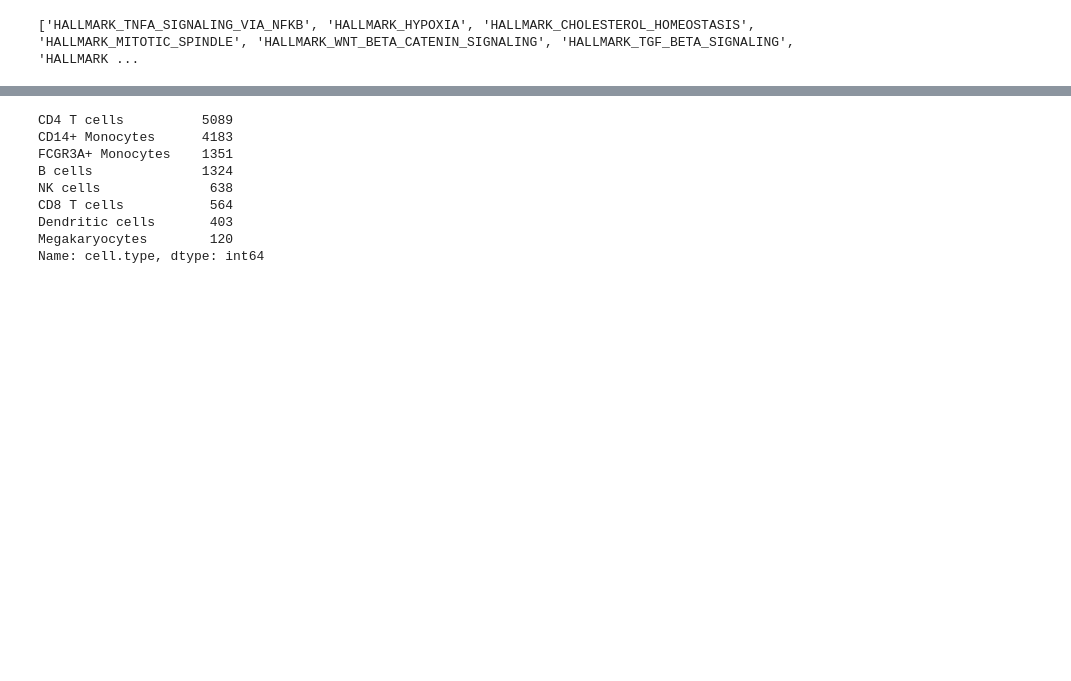
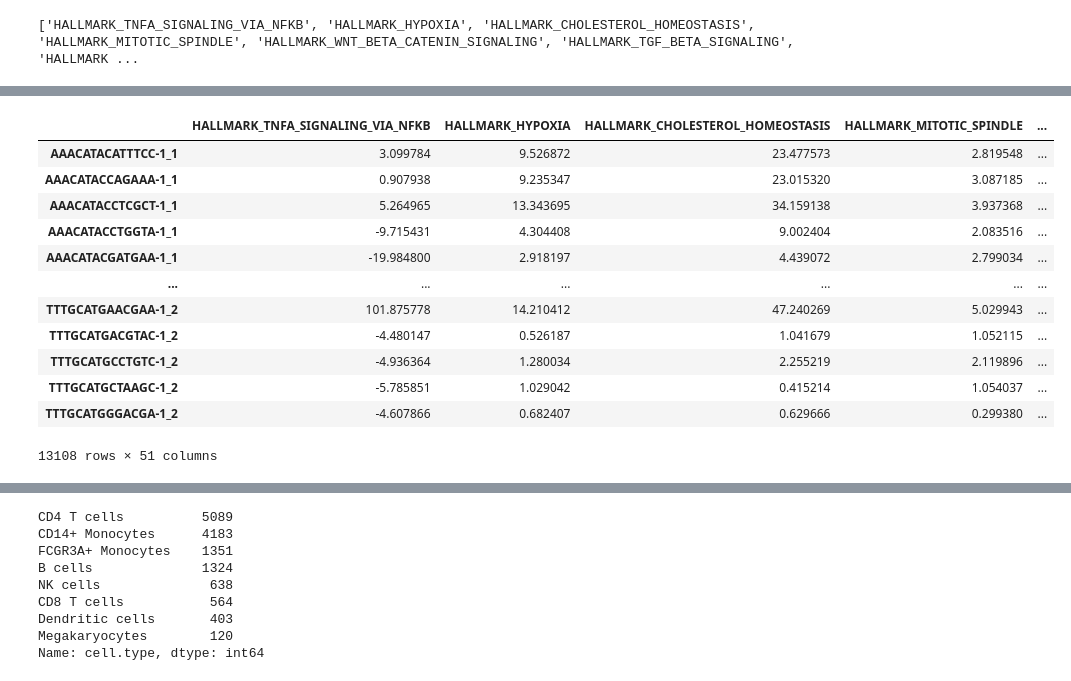
Before and after one commit to davidroad/BMI_7320_Final, a Jupyter notebook: BMI7320_Final_project_single_cell_TP_inference.ipynb, the cells around one changed output, grey strips where cells are left out. Cells and saved outputs as stored; diff of their text form; code cells hidden in the pictures; blank space fills up the shorter version.

```diff
--- a/BMI7320_Final_project_single_cell_TP_inference.ipynb
+++ b/BMI7320_Final_project_single_cell_TP_inference.ipynb
@@ -268,3 +261,19 @@ RuntimeError: ignored
+# %%
+pathway_encoded_df
+# %% [output]
+|  | HALLMARK_TNFA_SIGNALING_VIA_NFKB | HALLMARK_HYPOXIA | HALLMARK_CHOLESTEROL_HOMEOSTASIS | HALLMARK_MITOTIC_SPINDLE | ... |
+| AAACATACATTTCC-1_1 | 3.099784 | 9.526872 | 23.477573 | 2.819548 | ... |
+| AAACATACCAGAAA-1_1 | 0.907938 | 9.235347 | 23.015320 | 3.087185 | ... |
+| AAACATACCTCGCT-1_1 | 5.264965 | 13.343695 | 34.159138 | 3.937368 | ... |
+| AAACATACCTGGTA-1_1 | -9.715431 | 4.304408 | 9.002404 | 2.083516 | ... |
+| AAACATACGATGAA-1_1 | -19.984800 | 2.918197 | 4.439072 | 2.799034 | ... |
+| ... | ... | ... | ... | ... | ... |
+| TTTGCATGAACGAA-1_2 | 101.875778 | 14.210412 | 47.240269 | 5.029943 | ... |
+| TTTGCATGACGTAC-1_2 | -4.480147 | 0.526187 | 1.041679 | 1.052115 | ... |
+| TTTGCATGCCTGTC-1_2 | -4.936364 | 1.280034 | 2.255219 | 2.119896 | ... |
+| TTTGCATGCTAAGC-1_2 | -5.785851 | 1.029042 | 0.415214 | 1.054037 | ... |
+| TTTGCATGGGACGA-1_2 | -4.607866 | 0.682407 | 0.629666 | 0.299380 | ... |
+13108 rows × 51 columns
 # %%
 reducer = umap.UMAP(random_state=42, min_dist=0.5, n_neighbors=15)
 embedding = reducer.fit_transform(z)
```
Also changed, not shown: parts of 12 cells of this notebook.
